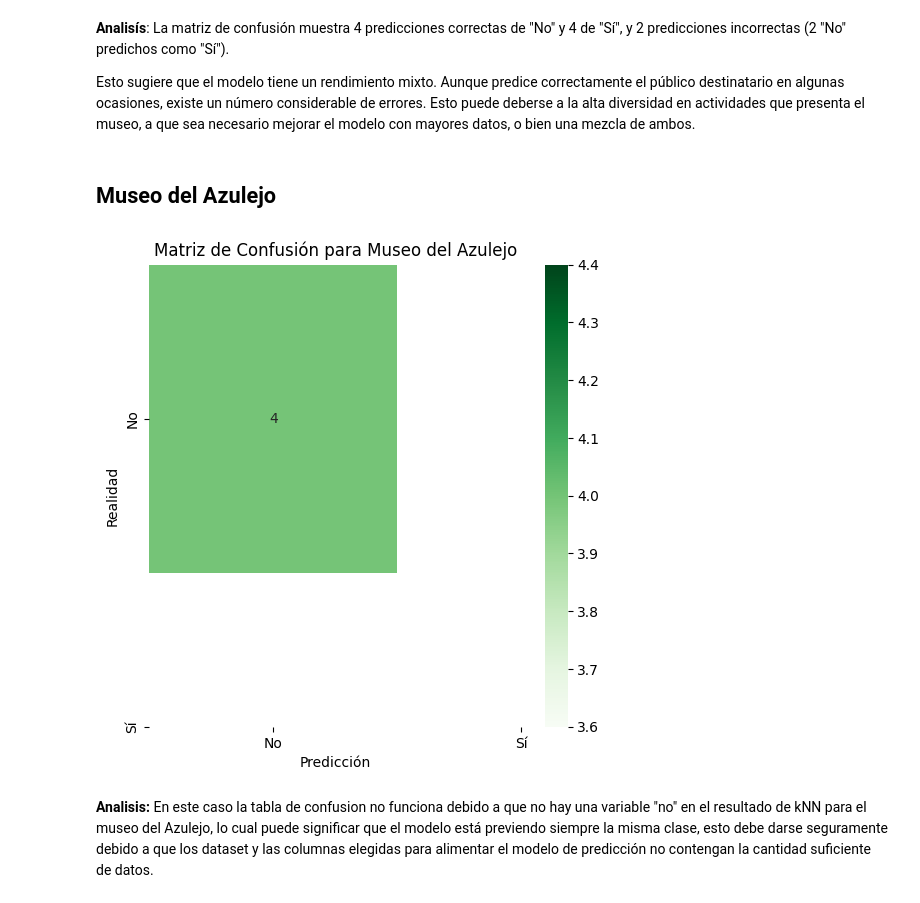
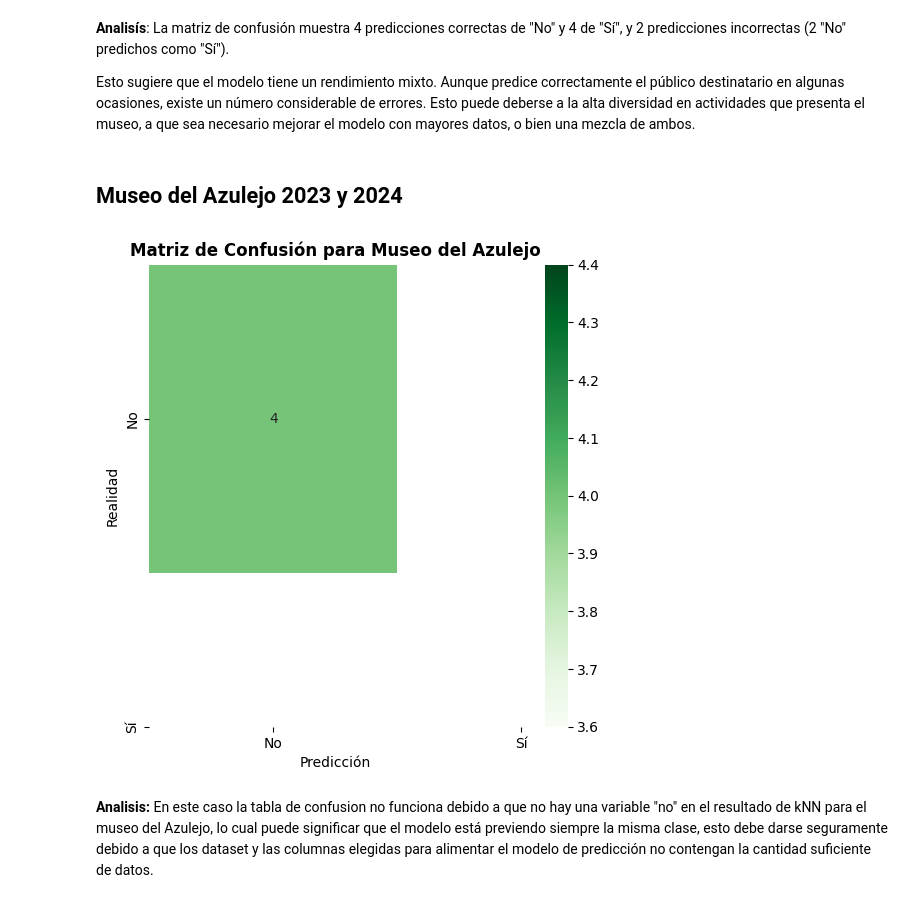
Before and after one commit to LuciaPuppo897/Data_UY, a Jupyter notebook: Trabajo_final_museos.ipynb, the cells around one changed output. Saved outputs shown, nothing was run; the diff lists cells and outputs as text; code cells hidden in the pictures.

```diff
--- a/Trabajo_final_museos.ipynb
+++ b/Trabajo_final_museos.ipynb
@@ -736,19 +738,19 @@ plt.show()
 
 Esto sugiere que el modelo tiene un rendimiento mixto. Aunque predice correctamente el público destinatario en algunas ocasiones, existe un número considerable de errores. Esto puede deberse a la alta diversidad en actividades que presenta el museo, a que sea necesario mejorar el modelo con mayores datos, o bien una mezcla de ambos.
 # %% [markdown]
-## Museo del Azulejo
+## Museo del Azulejo 2023 y 2024
 # %%
 conf_matrix_azulejo = confusion_matrix(y_test_azulejo, y_pred_azulejo)
 
 # Visualizar la matriz de confusión
 plt.figure(figsize=(6,6))
 sns.heatmap(conf_matrix_azulejo, annot=True, fmt='d', cmap='Greens', xticklabels=['No', 'Sí'], yticklabels=['No', 'Sí'])
-plt.title('Matriz de Confusión para Museo del Azulejo')
+plt.title('Matriz de Confusión para Museo del Azulejo', fontweight='bold')
 plt.xlabel('Predicción')
 plt.ylabel('Realidad')
 plt.show()
 # %% [output]
-[figure, old version]
+[figure, new version]
 # %% [markdown]
 **Analisis:** En este caso la tabla de confusion no funciona debido a que no hay una variable "no" en el resultado de kNN para el museo del Azulejo, lo cual puede significar que el modelo está previendo siempre la misma clase, esto debe darse seguramente debido a que los dataset y las columnas elegidas para alimentar el modelo de predicción no contengan la cantidad suficiente de datos.
 # %% [markdown]
```
Also changed, not shown: parts of 14 cells of this notebook.
